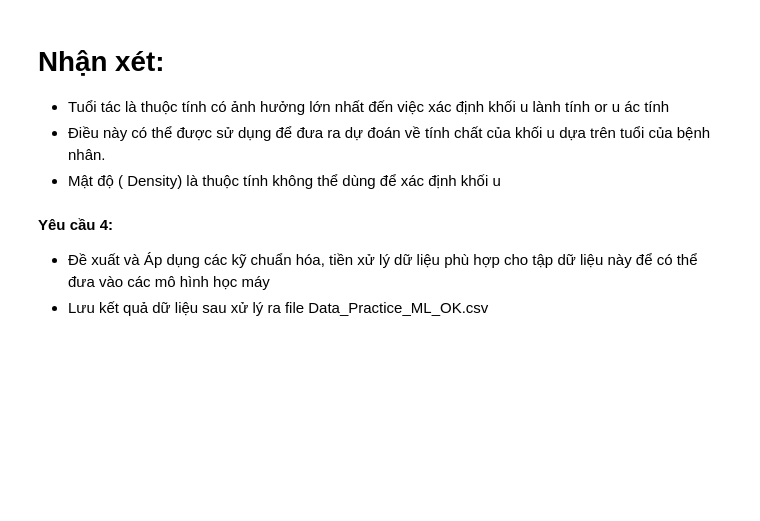
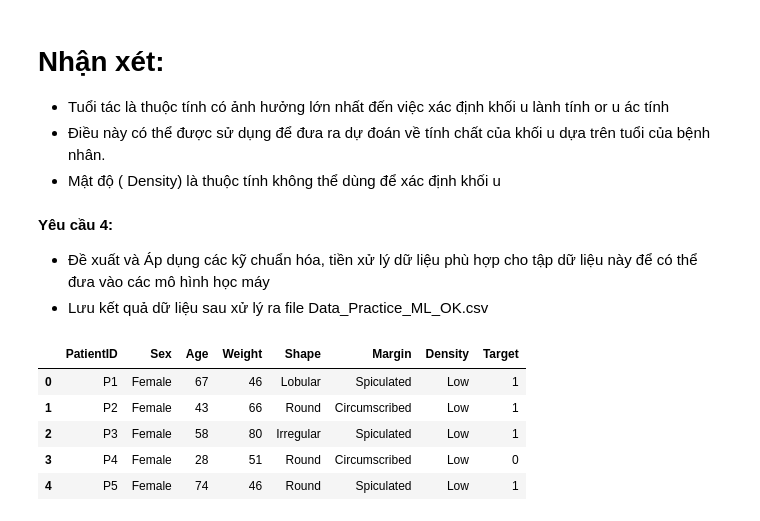
Before and after one commit to TuanPham0610/abc, a Jupyter notebook: Phan_2-20240226T063351Z-001/Phan_2/05_2121050107_PHẠM ANH TUẤN_BAITAP.ipynb, the cells around one changed output. Cells and saved outputs as stored; diff of their text form; code cells hidden in the pictures; blank space fills up the shorter version.

```diff
--- a/Phan_2-20240226T063351Z-001/Phan_2/05_2121050107_Phạm Anh Tuấn_BaiTap.ipynb
+++ b/Phan_2-20240226T063351Z-001/Phan_2/05_2121050107_PHẠM ANH TUẤN_BAITAP.ipynb
@@ -425,3 +498,15 @@ Target
 **Yêu cầu 4:**
 - Đề xuất và Áp dụng các kỹ chuẩn hóa, tiền xử lý dữ liệu phù hợp cho tập dữ liệu này để có thể đưa vào các mô hình học máy
 - Lưu kết quả dữ liệu sau xử lý ra file Data_Practice_ML_OK.csv
+# %%
+#Chuyển tuổi sang số nguyên (int)
+
+df_practice['Age'] = df_practice['Age'].astype(int)
+df_practice.head()
+# %% [output]
+|  | PatientID | Sex | Age | Weight | Shape | Margin | Density | Target |
+| 0 | P1 | Female | 67 | 46 | Lobular | Spiculated | Low | 1 |
+| 1 | P2 | Female | 43 | 66 | Round | Circumscribed | Low | 1 |
+| 2 | P3 | Female | 58 | 80 | Irregular | Spiculated | Low | 1 |
+| 3 | P4 | Female | 28 | 51 | Round | Circumscribed | Low | 0 |
+| 4 | P5 | Female | 74 | 46 | Round | Spiculated | Low | 1 |
```
Also changed, not shown: parts of 19 cells of this notebook, 2 other files.
